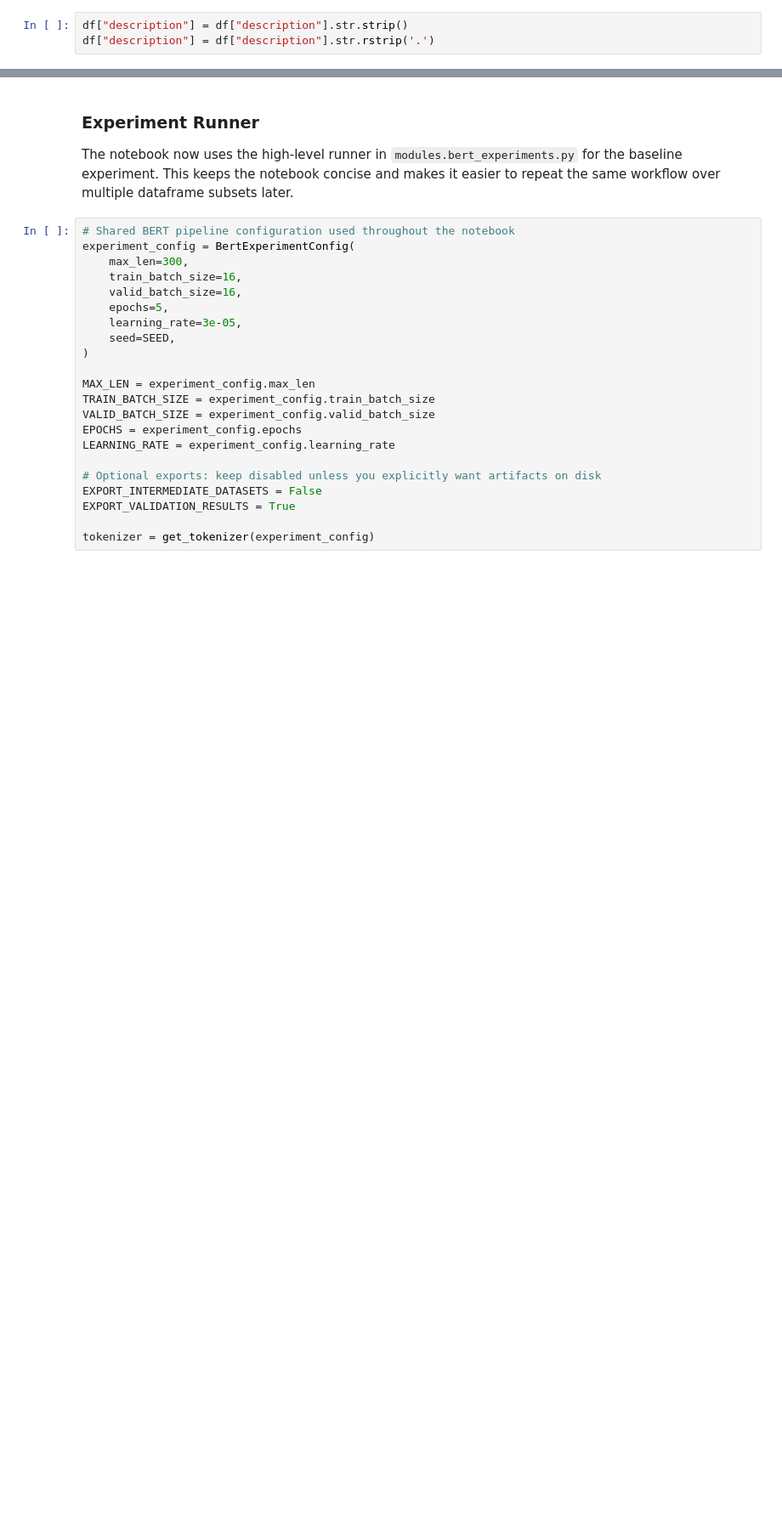
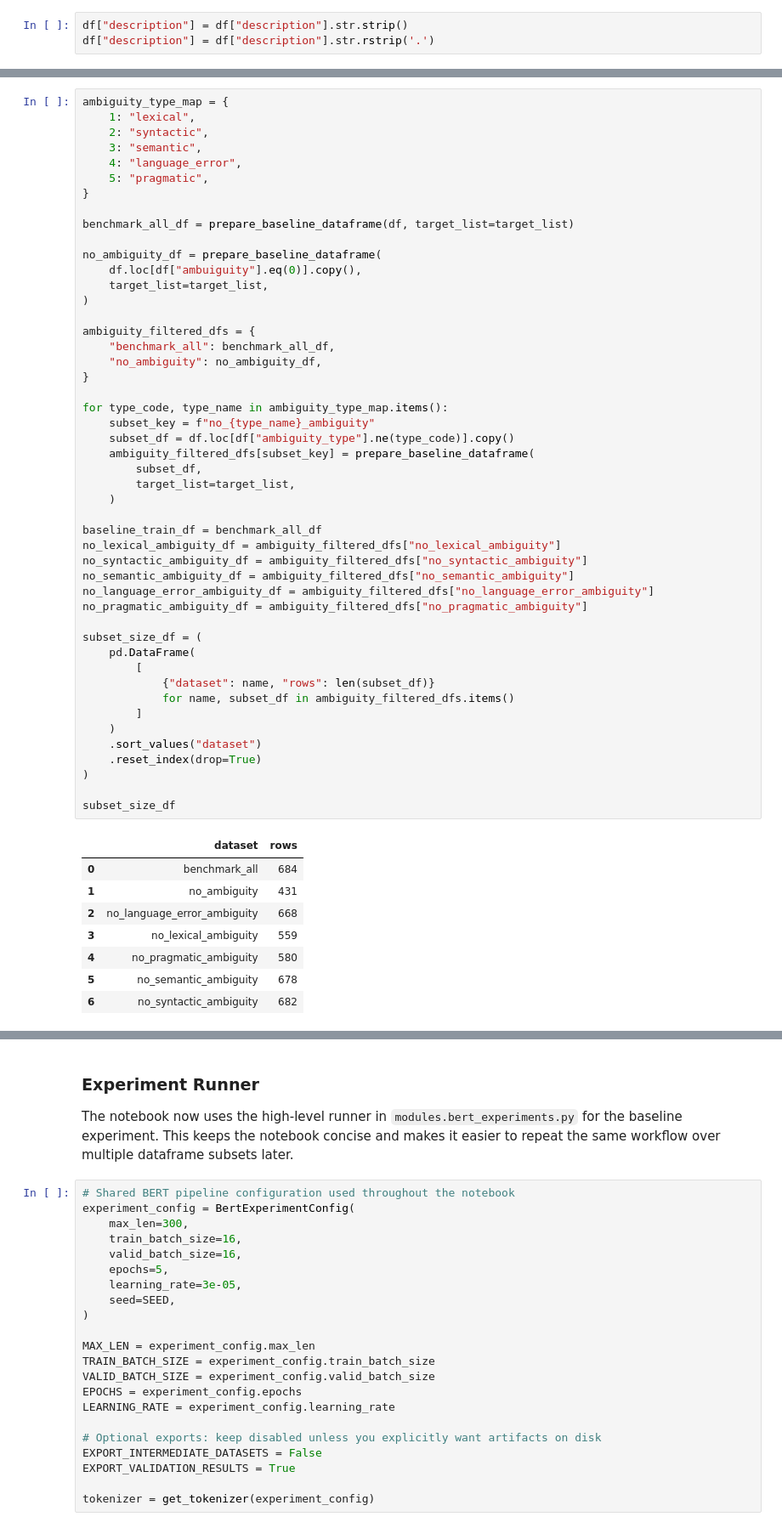
Before and after one commit to ColonelBBQ/thesis-sapienza, a Jupyter notebook: main.ipynb, the cells around one changed output, grey strips where cells are left out. Shown at 85% size. Saved outputs shown, nothing was run; the diff lists cells and outputs as text; blank space fills up the shorter version.

```diff
--- a/main.ipynb
+++ b/main.ipynb
@@ -278,3 +277,60 @@ print(len(baseline_train_df))
+# %%
+ambiguity_type_map = {
+    1: "lexical",
+    2: "syntactic",
+    3: "semantic",
+    4: "language_error",
+    5: "pragmatic",
+}
+
+benchmark_all_df = prepare_baseline_dataframe(df, target_list=target_list)
+
+no_ambiguity_df = prepare_baseline_dataframe(
+    df.loc[df["ambuiguity"].eq(0)].copy(),
+    target_list=target_list,
+)
+
+ambiguity_filtered_dfs = {
+    "benchmark_all": benchmark_all_df,
+    "no_ambiguity": no_ambiguity_df,
+}
+
+for type_code, type_name in ambiguity_type_map.items():
+    subset_key = f"no_{type_name}_ambiguity"
+    subset_df = df.loc[df["ambiguity_type"].ne(type_code)].copy()
+    ambiguity_filtered_dfs[subset_key] = prepare_baseline_dataframe(
+        subset_df,
+        target_list=target_list,
+    )
+
+baseline_train_df = benchmark_all_df
+no_lexical_ambiguity_df = ambiguity_filtered_dfs["no_lexical_ambiguity"]
+no_syntactic_ambiguity_df = ambiguity_filtered_dfs["no_syntactic_ambiguity"]
+no_semantic_ambiguity_df = ambiguity_filtered_dfs["no_semantic_ambiguity"]
+no_language_error_ambiguity_df = ambiguity_filtered_dfs["no_language_error_ambiguity"]
+no_pragmatic_ambiguity_df = ambiguity_filtered_dfs["no_pragmatic_ambiguity"]
+
+subset_size_df = (
+    pd.DataFrame(
+        [
+            {"dataset": name, "rows": len(subset_df)}
+            for name, subset_df in ambiguity_filtered_dfs.items()
+        ]
+    )
+    .sort_values("dataset")
+    .reset_index(drop=True)
+)
+
+subset_size_df
+# %% [output]
+|  | dataset | rows |
+| 0 | benchmark_all | 684 |
+| 1 | no_ambiguity | 431 |
+| 2 | no_language_error_ambiguity | 668 |
+| 3 | no_lexical_ambiguity | 559 |
+| 4 | no_pragmatic_ambiguity | 580 |
+| 5 | no_semantic_ambiguity | 678 |
+| 6 | no_syntactic_ambiguity | 682 |
 # %%
 pd.set_option('display.max_rows', 10)
 
```
Also changed, not shown: parts of 10 cells of this notebook.
